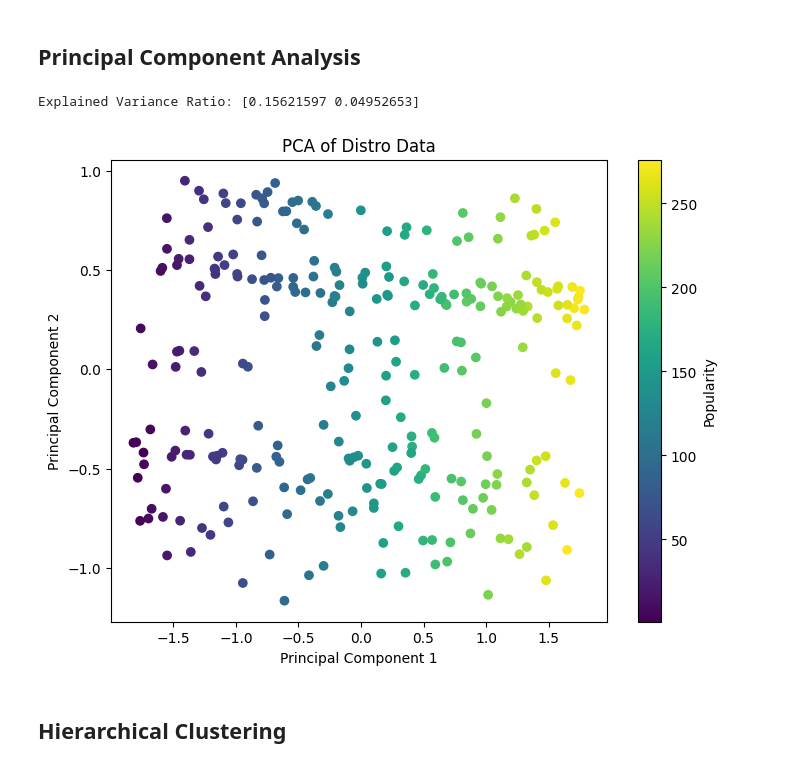
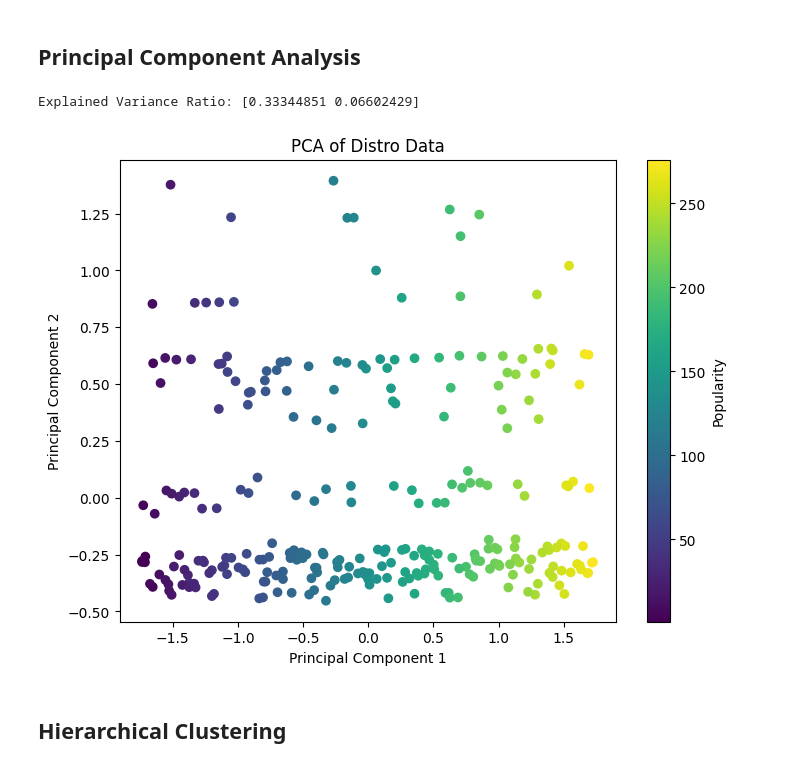
Before and after one commit to apavazza/linux-distros, a Jupyter notebook: linux_distros.ipynb, the cells around one changed output. Cells and saved outputs as stored; diff of their text form; code cells hidden in the pictures.

```diff
--- a/linux_distros.ipynb
+++ b/linux_distros.ipynb
@@ -454,40 +460,40 @@ from sklearn.compose import ColumnTransformer
 from sklearn.pipeline import Pipeline
 
 # We'll first define which columns are categorical and numerical
-categorical_columns = ['Distro', 'OS Type', 'Based On', 'Origin', 'Architecture', 'Desktop', 'Category', 'Status']
+categorical_columns = ['OS Type', 'Based On', 'Origin']
 numerical_columns = ['numerical_popularity']
 
 # Define a column transformer
 # OneHotEncoding for categorical columns and StandardScaler for numerical columns
 preprocessor = ColumnTransformer(
     transformers=[
-         ('num', StandardScaler(), numerical_columns),  # Scale numerical columns
+        ('num', StandardScaler(), numerical_columns),
         ('cat', OneHotEncoder(), categorical_columns)
     ])
 
 # Create a pipeline with preprocessor and PCA
 pca_pipeline = Pipeline(steps=[
     ('preprocessor', preprocessor),
     ('pca', PCA(n_components=2))  # Reduce to 2 components for visualization
 ])
 
 # Fit and transform the data using the pipeline
 X_pca = pca_pipeline.fit_transform(df_distros)
 
 # Explained Variance Ratio
 print("Explained Variance Ratio:", pca_pipeline.named_steps['pca'].explained_variance_ratio_)
 
 # Scatter plot for the first two principal components
 plt.figure(figsize=(8, 6))
 plt.scatter(X_pca[:, 0], X_pca[:, 1], c=df_distros['numerical_popularity'], cmap='viridis')
 plt.colorbar(label='Popularity')
 plt.title("PCA of Distro Data")
 plt.xlabel("Principal Component 1")
 plt.ylabel("Principal Component 2")
 plt.show()
 # %% [output]
-Explained Variance Ratio: [0.15621597 0.04952653]
+Explained Variance Ratio: [0.33344851 0.06602429]
-[figure, old version]
+[figure, new version]
 # %% [markdown]
 ## Hierarchical Clustering
 # %%
```
Also changed, not shown: parts of 9 cells of this notebook.
